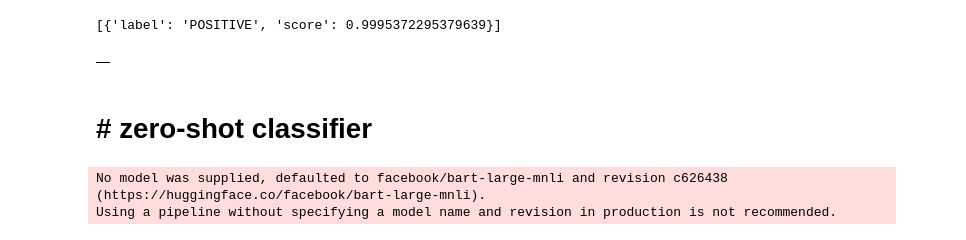
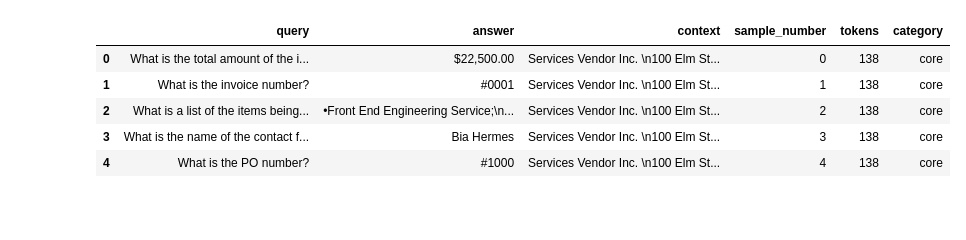
Before and after one commit to eliflula/-transfer-to-Turkish, a Jupyter notebook: Untitled.ipynb, the cells around one changed output. Cells and saved outputs as stored; diff of their text form; code cells hidden in the pictures; blank space fills up the shorter version.

```diff
--- a/Untitled.ipynb
+++ b/Untitled.ipynb
@@ -30,18 +0,0 @@ To support symlinks on Windows, you either need to activate Developer Mode or to
-# %%
-text="everything is changing"
-classifier(text)
-# %% [output]
-[{'label': 'POSITIVE', 'score': 0.9995372295379639}]
-# %%
-import pandas as pd
-outputs=classifier(text)
-pd.DataFrame()
-# %% [output]
-|  |
-# %% [markdown]
-# # zero-shot classifier
-# %%
-classifier=pipeline("zero-shot-classification")
-# %% [output]
-No model was supplied, defaulted to facebook/bart-large-mnli and revision c626438 (https://huggingface.co/facebook/bart-large-mnli).
-Using a pipeline without specifying a model name and revision in production is not recommended.
@@ -53,0 +1,16 @@ pd.DataFrame()
+# %%
+import pandas as pd
+from translate import Translator
+import time
+
+
+# CSV dosyasını oku
+df = pd.read_csv('rag_instruct_benchmark_tester.csv')
+df.head()
+# %% [output]
+|  | query | answer | context | sample_number | tokens | category |
+| 0 | What is the total amount of the i... | $22,500.00 | Services Vendor Inc. \n100 Elm St... | 0 | 138 | core |
+| 1 | What is the invoice number? | #0001 | Services Vendor Inc. \n100 Elm St... | 1 | 138 | core |
+| 2 | What is a list of the items being... | •Front End Engineering Service;\n... | Services Vendor Inc. \n100 Elm St... | 2 | 138 | core |
+| 3 | What is the name of the contact f... | Bia Hermes | Services Vendor Inc. \n100 Elm St... | 3 | 138 | core |
+| 4 | What is the PO number? | #1000 | Services Vendor Inc. \n100 Elm St... | 4 | 138 | core |
```
Also changed, not shown: parts of 9 cells of this notebook, 3 other files.
